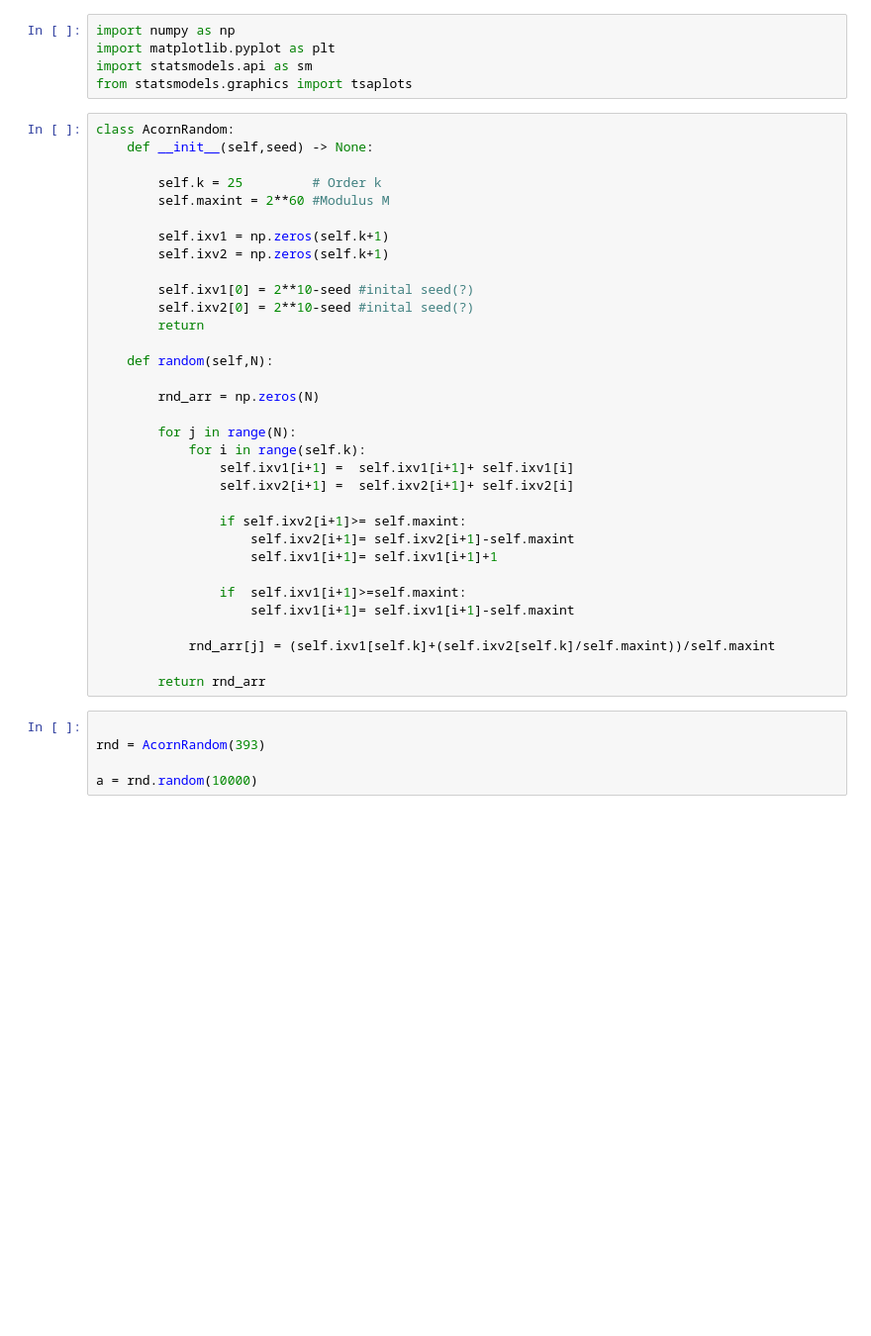
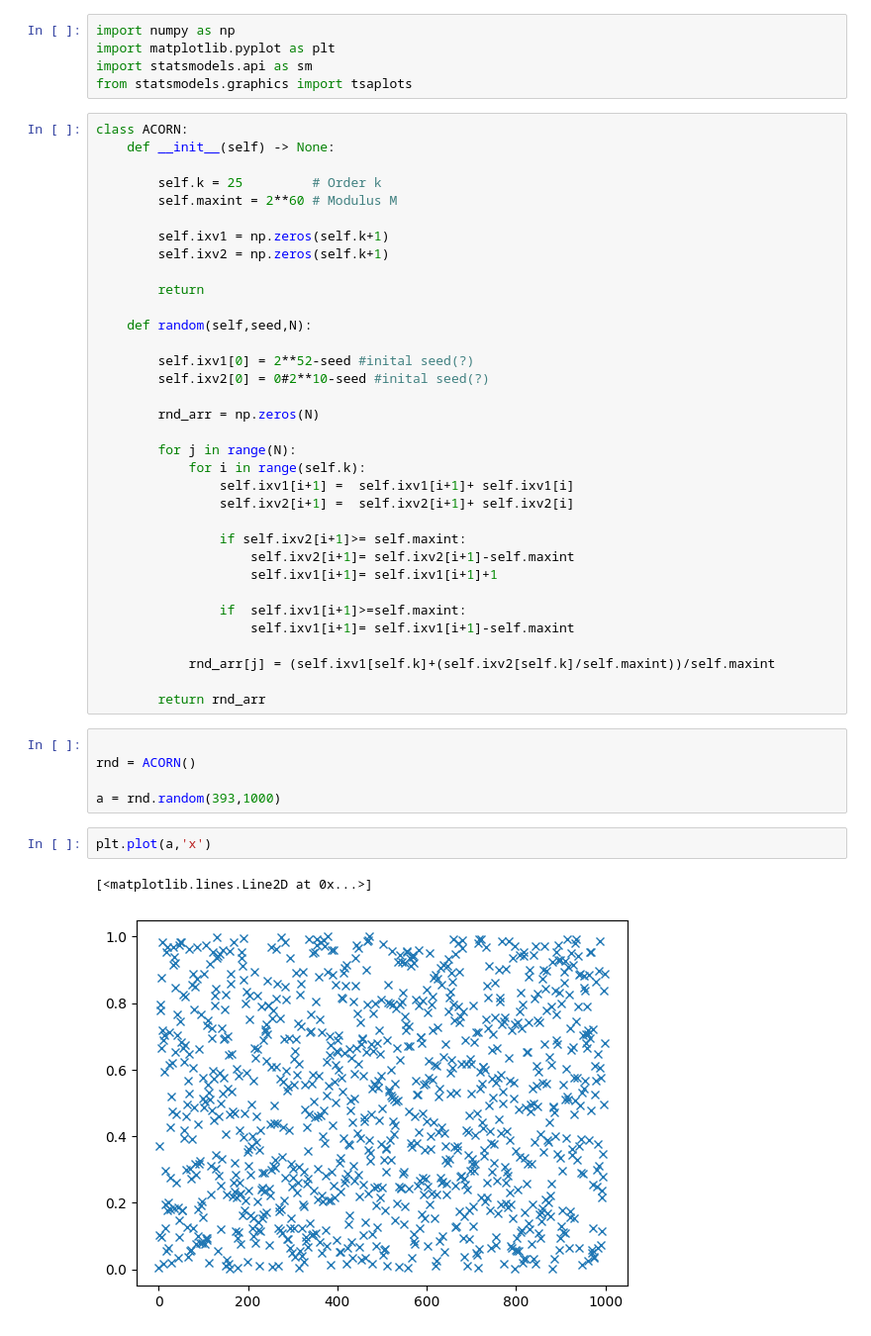
Before and after one commit to Thursday-Evening-Hackathon/PseudorandomNumbers, a Jupyter notebook: ACORN.ipynb, the cells around one changed output. Shown: that part at 99% size. Saved outputs shown, nothing was run; the diff lists cells and outputs as text; blank space fills up the shorter version.

```diff
--- a/ACORN.ipynb
+++ b/ACORN.ipynb
@@ -4,20 +4,21 @@ import matplotlib.pyplot as plt
 import statsmodels.api as sm
 from statsmodels.graphics import tsaplots
 # %%
-class AcornRandom:
-    def __init__(self,seed) -> None:
+class ACORN:
+    def __init__(self) -> None:
 
         self.k = 25         # Order k
-        self.maxint = 2**60 #Modulus M
+        self.maxint = 2**60 # Modulus M
 
         self.ixv1 = np.zeros(self.k+1)
         self.ixv2 = np.zeros(self.k+1)
 
-        self.ixv1[0] = 2**10-seed #inital seed(?)
-        self.ixv2[0] = 2**10-seed #inital seed(?)
         return
 
-    def random(self,N):
+    def random(self,seed,N):
+
+        self.ixv1[0] = 2**52-seed #inital seed(?)
+        self.ixv2[0] = 0#2**10-seed #inital seed(?)
 
         rnd_arr = np.zeros(N)
 
@@ -38,8 +39,13 @@ class AcornRandom:
         return rnd_arr
 # %%
 
-rnd = AcornRandom(393)
+rnd = ACORN()
 
-a = rnd.random(10000)
+a = rnd.random(393,1000)
+# %%
+plt.plot(a,'x')
+# %% [output]
+[<matplotlib.lines.Line2D at 0x...>]
+[figure, added]
 # %%
 
```
Also changed, not shown: parts of 1 cell of this notebook.
